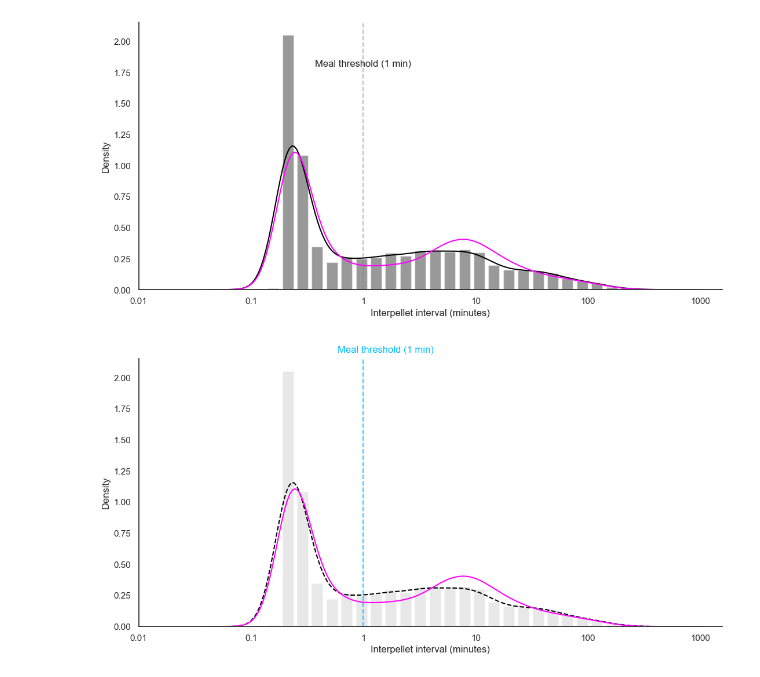
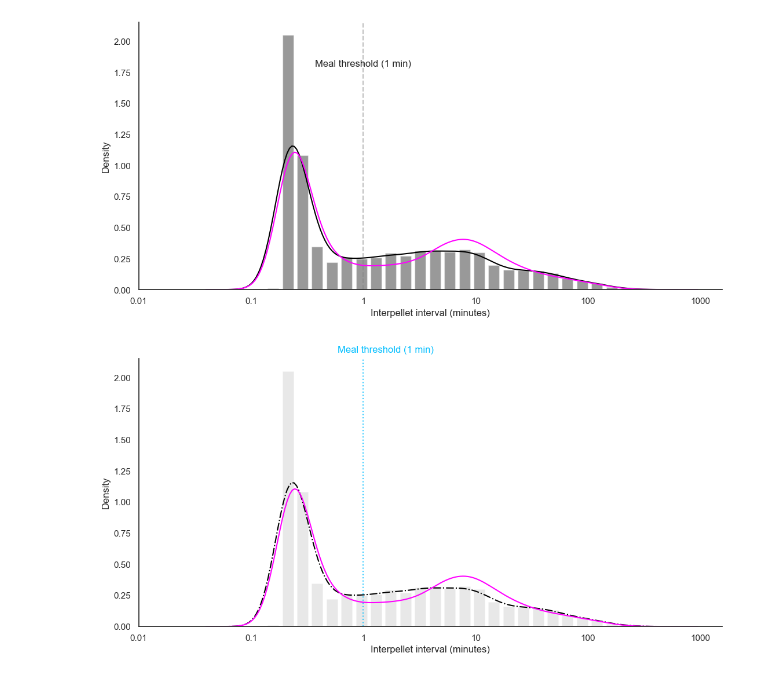
Before and after one commit to Htbibalan/FEDPROTEINPRO, a Jupyter notebook: notebooks/POSTER_EBBS_2023.ipynb, the cells around one changed output. Saved outputs shown, nothing was run; the diff lists cells and outputs as text; code cells hidden in the pictures.

```diff
--- a/notebooks/POSTER_EBBS_2023.ipynb
+++ b/notebooks/POSTER_EBBS_2023.ipynb
@@ -520,7 +524,7 @@ f.savefig(fig_folder + "KDE.png")
 # %% [output]
 [figure]
 # %%
-
+# Control Epoch 2 NR vs Experimental Epoch 2 NR
 all_ipis = []
 for key, data in ff_dict.items():
 #     print(key, len(data["pellets"]))
@@ -556,34 +560,34 @@ trans_ipisNR = [ipi for ipi in np.log10(NR_IPIS/60) if np.isfinite(ipi)]
 # trans_ipisALL = [ipi for ipi in np.log10(all_ipis/60) if np.isfinite(ipi)]
 f, ax = plt.subplots()
 
 
 data = sns.distplot(trans_ipisNR, color = ctl_color, hist = True,
                     hist_kws={"rwidth":0.75,
                               'color':ctl_color, "alpha":0.09},
-                    kde_kws={'linestyle':'--'})
+                    kde_kws={'linestyle':'-.'})
 ax.set_xlabel("Interpellet interval (minutes)")
 ax.set_xticks([-2, -1, 0, 1, 2, 3], labels=["0.01", "0.1", "1", "10", "100", "1000"])
 
 
 data = sns.distplot(trans_ipisPR, color= exp_color, hist = False, kde=True )
 ax.set_xlabel("Interpellet interval (minutes)")
 ax.set_xticks([-2, -1, 0, 1, 2, 3], labels=["0.01", "0.1", "1", "10", "100", "1000"])
 
 
 
 # data = sns.distplot(trans_ipisALL, color = "grey", hist = False , kde = True)
 # ax.set_xlabel("Interpellet interval (minutes)")
 # ax.set_xticks([-2, -1, 0, 1, 2, 3], labels=["0.01", "0.1", "1", "10", "100", "1000"])
 
 
-ax.axvline(0, linestyle="--", color="deepskyblue", alpha=0.8)
+ax.axvline(0, linestyle=":", color="deepskyblue", alpha=0.8)
 ax.text(0.2,2.2, "Meal threshold (1 min)", ha="center", color="deepskyblue")
 
 ax.spines["top"].set_visible(False)
 ax.spines["right"].set_visible(False)
 
 
 
-f.savefig(fig_folder + "KDE_V2.png")
+#f.savefig(fig_folder + "KDE_V2.png")
 # %% [output]
-[figure, old version]
+[figure, new version]
```
Also changed, not shown: parts of 8 cells of this notebook.
